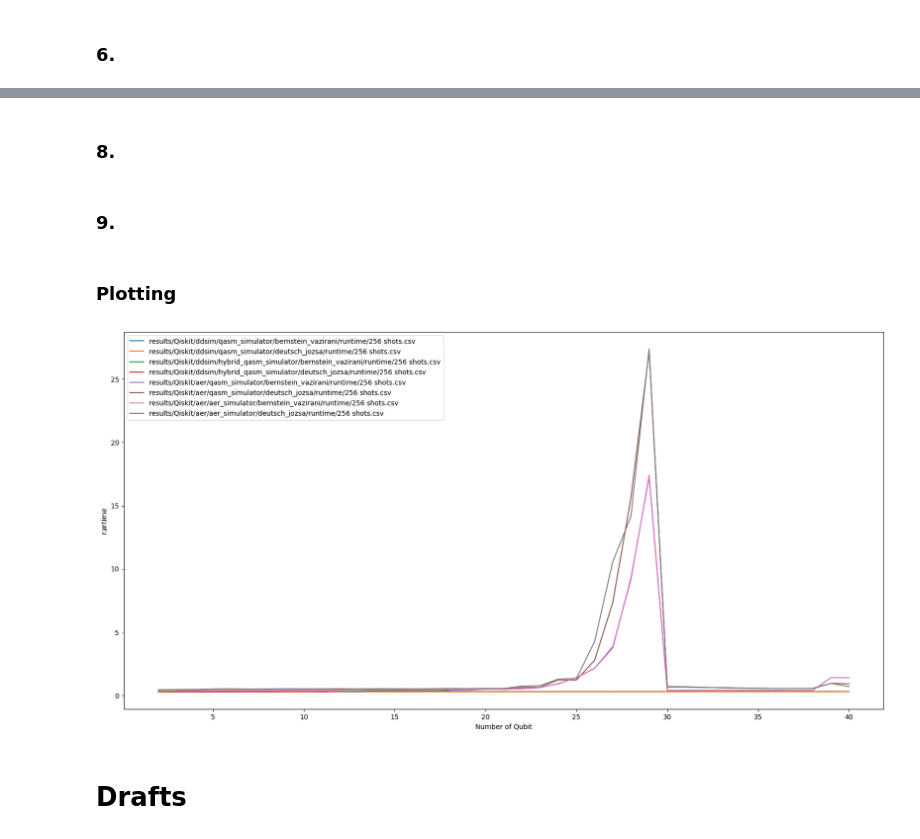
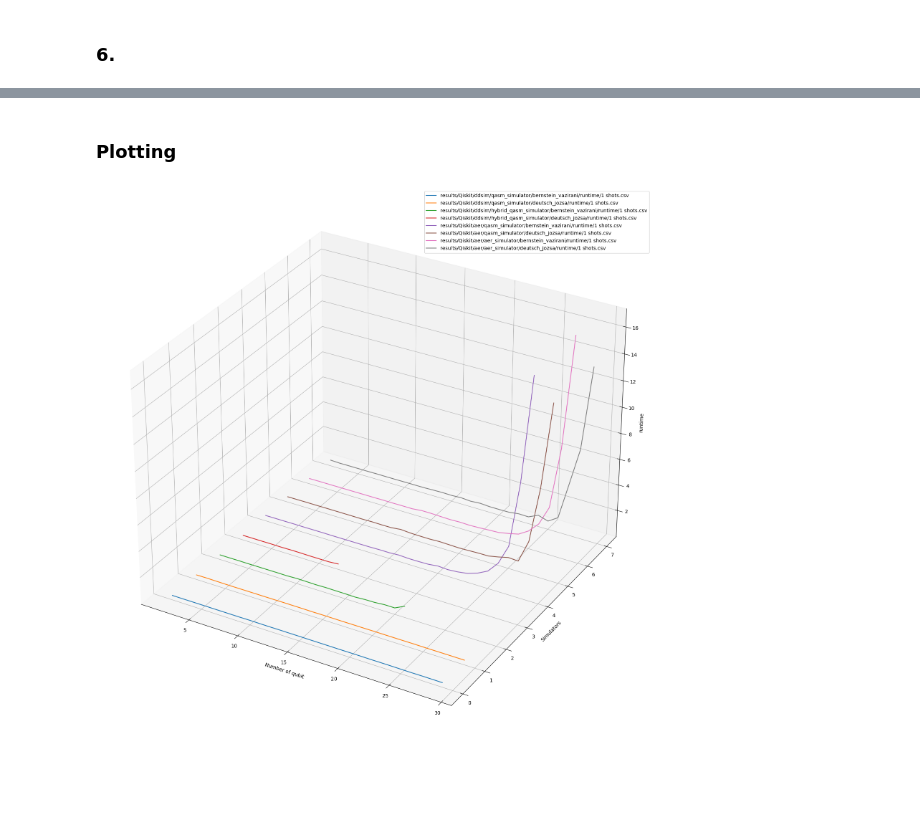
Before and after one commit to ahmadrv/QSB, a Jupyter notebook: benchmarks.ipynb, the cells around one changed output, grey strips where cells are left out. Saved outputs shown, nothing was run; the diff lists cells and outputs as text; code cells hidden in the pictures; blank space fills up the shorter version.

```diff
--- a/benchmarks.ipynb
+++ b/benchmarks.ipynb
@@ -162,2 +145,0 @@ for _ in range(times):
-# %% [markdown]
-### **8.**
@@ -184,2 +145,0 @@ for _ in range(times):
-# %% [markdown]
-### **9.**
@@ -205,10 +146,14 @@ for _ in range(times):
 # %% [markdown]
 ### **Plotting**
 # %%
+import sys
+
+sys.path.append("tools")
+from tools import result
+
+
 file_paths = result.get_all_files("results")
 
 result.plot_result(file_paths, "runtime")
 # %% [output]
-[figure, old version]
+[figure, new version]
-# %% [markdown]
-# Drafts
```
Also changed, not shown: parts of 13 cells of this notebook, 4 other files.
